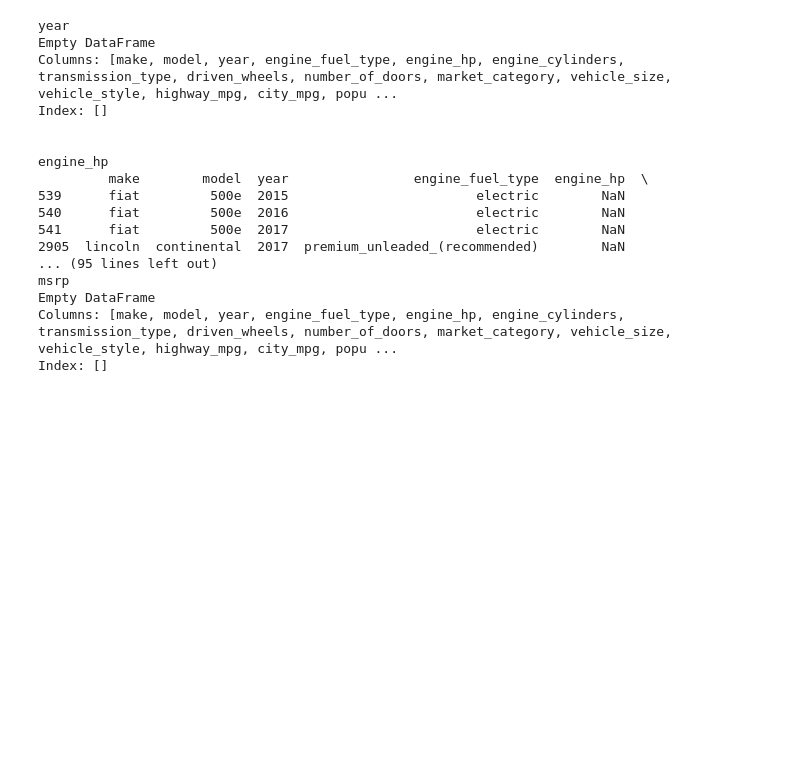
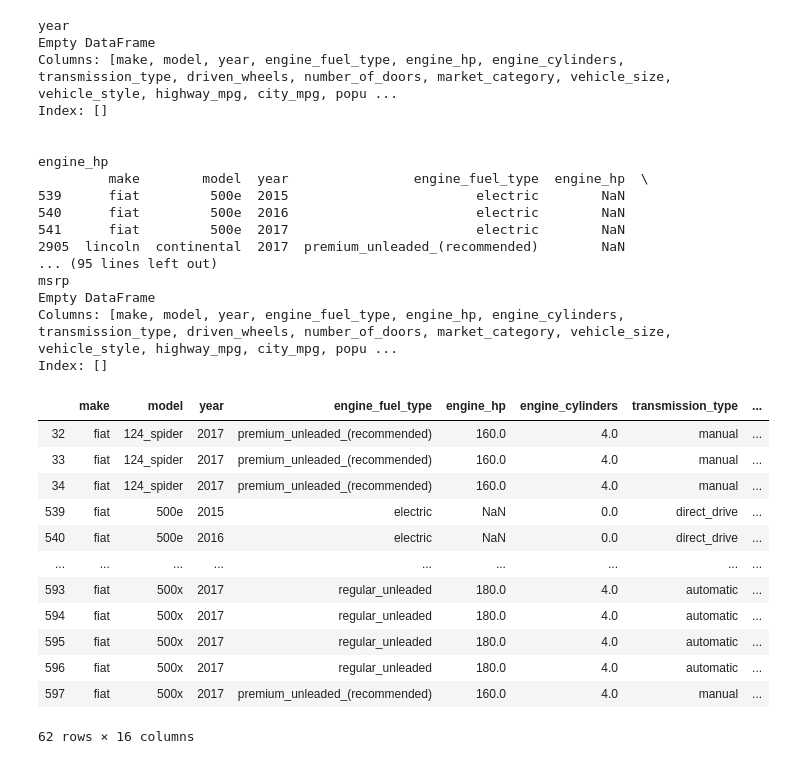
Before and after one commit to anjanavasudevan/DataTalks-ML-Course, a Jupyter notebook: Week2/excercise.ipynb, the cells around one changed output. Drawn from its saved outputs; the diff is of its cells as text; code cells hidden in the pictures; blank space fills up the shorter version.

```diff
--- a/Week2/excercise.ipynb
+++ b/Week2/excercise.ipynb
@@ -135,3 +160,18 @@ Columns: [make, model, year, engine_fuel_type, engine_hp, engine_cylinders, tran
 Index: []
 # %%
 # Only the engine_hp column has Nans.
+df.loc[df.make == 'fiat']
+# %% [output]
+|  | make | model | year | engine_fuel_type | engine_hp | engine_cylinders | transmission_type | ... |
+| 32 | fiat | 124_spider | 2017 | premium_unleaded_(recommended) | 160.0 | 4.0 | manual | ... |
+| 33 | fiat | 124_spider | 2017 | premium_unleaded_(recommended) | 160.0 | 4.0 | manual | ... |
+| 34 | fiat | 124_spider | 2017 | premium_unleaded_(recommended) | 160.0 | 4.0 | manual | ... |
+| 539 | fiat | 500e | 2015 | electric | NaN | 0.0 | direct_drive | ... |
+| 540 | fiat | 500e | 2016 | electric | NaN | 0.0 | direct_drive | ... |
+| ... | ... | ... | ... | ... | ... | ... | ... | ... |
+| 593 | fiat | 500x | 2017 | regular_unleaded | 180.0 | 4.0 | automatic | ... |
+| 594 | fiat | 500x | 2017 | regular_unleaded | 180.0 | 4.0 | automatic | ... |
+| 595 | fiat | 500x | 2017 | regular_unleaded | 180.0 | 4.0 | automatic | ... |
+| 596 | fiat | 500x | 2017 | regular_unleaded | 180.0 | 4.0 | automatic | ... |
+| 597 | fiat | 500x | 2017 | premium_unleaded_(recommended) | 160.0 | 4.0 | manual | ... |
+62 rows × 16 columns
```
Also changed, not shown: parts of 4 cells of this notebook.
